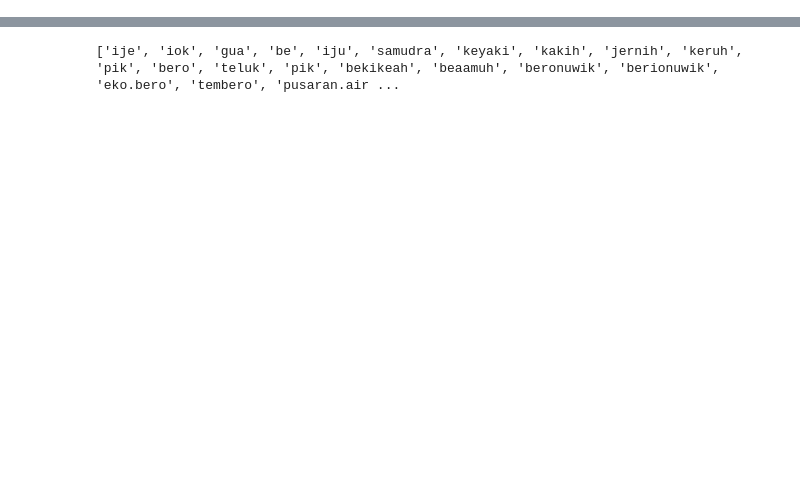
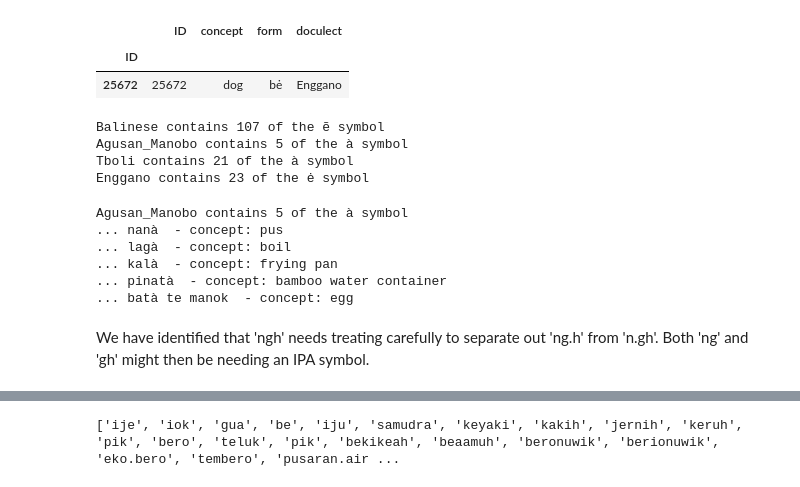
Before and after one commit to danjlawson/ocseanworkshop2025, a Jupyter notebook: lingpy_ocsean_data.ipynb, the cells around one changed output, grey strips where cells are left out. Saved outputs shown, nothing was run; the diff lists cells and outputs as text; code cells hidden in the pictures; blank space fills up the shorter version.

```diff
--- a/lingpy_ocsean_data.ipynb
+++ b/lingpy_ocsean_data.ipynb
@@ -80,3 +188,7 @@ od.loc[4270:4280,:]
 # %%
 ## This is how I got the "ė" symbol
-## od.loc[25649:25685,:]
+od.loc[(od['doculect']=='Enggano') & (od['concept']=='dog'),:]
+# %% [output]
+|  | ID | concept | form | doculect |
+| ID |  |  |  |  |
+| 25672 | 25672 | dog | bė | Enggano |
@@ -90,0 +195,21 @@ badsymbols=['(',')', # Brackets
+# %%
+totals=check(od,symbols=['ẽ'])
+totals=check(od,symbols=['á']) # Not present
+totals=check(od,symbols=['à'])
+totals=check(od,symbols=['ė'])
+# %% [output]
+Balinese contains 107 of the ẽ symbol
+Agusan_Manobo contains 5 of the à symbol
+Tboli contains 21 of the à symbol
+Enggano contains 23 of the ė symbol
+# %%
+totals=check(od,languages=['Agusan_Manobo'], symbols=['à'],show=True)
+# %% [output]
+Agusan_Manobo contains 5 of the à symbol
+... nanà  - concept: pus
+... lagà  - concept: boil
+... kalà  - concept: frying pan
+... pinatà  - concept: bamboo water container
+... batà te manok  - concept: egg
+# %% [markdown]
+We have identified that 'ngh' needs treating carefully to separate out 'ng.h' from 'n.gh'. Both 'ng' and 'gh' might then be needing an IPA symbol.
```
Also changed, not shown: parts of 40 cells of this notebook, 2 other files.
